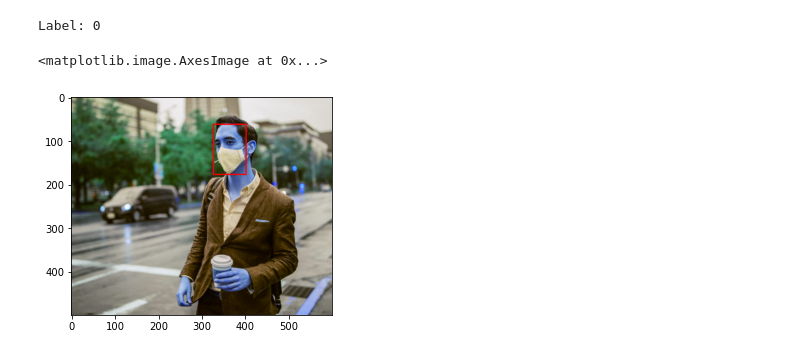
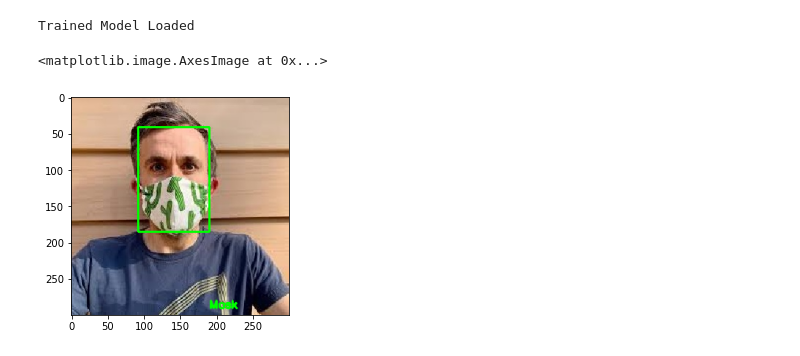
Before and after one commit to harjyotbagga/Face-Mask-Detection, a Jupyter notebook: image-detection.ipynb, the cells around one changed output. Saved outputs shown, nothing was run; the diff lists cells and outputs as text; code cells hidden in the pictures.

```diff
--- a/image-detection.ipynb
+++ b/image-detection.ipynb
@@ -38 +14,6 @@ og_image = image.copy()
+# %%
+filename = 'image3.jpg'
+image_path = os.path.join('examples', filename)
+image = cv2.imread(image_path)
+(h, w) = image.shape[:2]
 # %%
@@ -64,4 +45,25 @@ net = cv2.dnn.readNetFromCaffe('Trained Models/face_detector/deploy.prototxt', '
 # Detecting face from the image
 net.setInput(blob)
 detections = net.forward()
+# %%
+trained_model = torchvision.models.mobilenet_v2(pretrained=True)
+trained_model.classifier[1] = nn.Sequential(
+    nn.Linear(1280, 256),
+    nn.ReLU(inplace=True),
+    nn.Linear(256, 128),
+    nn.ReLU(inplace=True),
+    nn.Dropout(0.4),
+    nn.Linear(128, 64),
+    nn.ReLU(inplace=True),
+    nn.Linear(64, 32),
+    nn.ReLU(inplace=True),
+    nn.Dropout(0.4),
+    nn.Linear(32, 2),
+)
+
+trained_model.load_state_dict(torch.load('Trained Models/mask_detection_model.pth'))
+trained_model.eval()
+print("Trained Model Loaded")
+# %% [output]
+Trained Model Loaded
 # %%
@@ -82,45 +83,36 @@ def prepare_image_for_testing(img):
 # %%
 for i in range(0,detections.shape[2]):
     confidence = detections[0, 0, i, 2]
     if confidence > CONFIDENCE:
         box = detections[0, 0, i, 3:7]*np.array([w, h, w, h])
         (startX, startY, endX, endY) = box.astype("int")
         (startX, startY) = (max(0, startX), max(0, startY))
         (endX, endY) = (min(w - 1, endX), min(h - 1, endY))
 
         face = image[startY:endY, startX:endX]
         face = cv2.cvtColor(face, cv2.COLOR_BGR2RGB)
         face = cv2.resize(face, (320, 320))
-        cv2.imwrite('outputs/cropped_example01.jpg', face)
-        # Now feeding to mask model
-        # face = img_to_array(face)
-        # face = preprocess_input(face)
-        # face = np.expand_dims(face, axis=0)
 
-
+        cropped_img_name = 'cropped_' + filename
+        Image.fromarray(face).save(os.path.join('outputs', cropped_img_name))
 
         face = prepare_image_for_testing(face)
         face = face.to(device=device)
         trained_model.to(device=device)
         pred_output = trained_model(face)
         _, prediction = pred_output.max(1)
-        print("Label: 0")
         if (prediction[0]==0):
             label = "Mask"
         else:
             label = "No Mask"
         # (mask, withoutMask) = t.predict(face)[0]
 
-        color = (0,255,0) if label == "Mask" else (255,0,0)
+        color = (0,255,0) if label == "Mask" else (0,0,255)
 
-#         label = "{}: {:.2f}%".format(label, max(mask, withoutMask) * 100)
-
-#         cv2.putText(image, label, (w-110, h-10),
-# 			cv2.FONT_HERSHEY_SIMPLEX, 0.50, color, 2)
+        cv2.putText(image, label, (w-110, h-10), cv2.FONT_HERSHEY_SIMPLEX, 0.50, color, 2)
         cv2.rectangle(image, (startX, startY), (endX, endY), color, 2)
 
-plt.imshow(image)
+plt.imshow(cv2.cvtColor(image, cv2.COLOR_BGR2RGB))
 # %% [output]
-Label: 0
+<matplotlib.image.AxesImage at 0x...>
-<matplotlib.image.AxesImage at 0x...>
-[figure, old version]
+[figure, new version]
```
Also changed, not shown: parts of 9 cells of this notebook, 3 other files.
